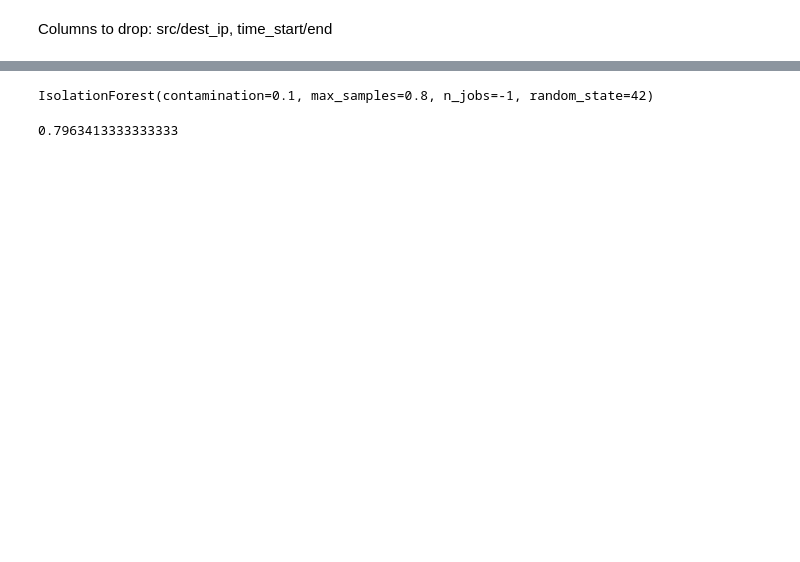
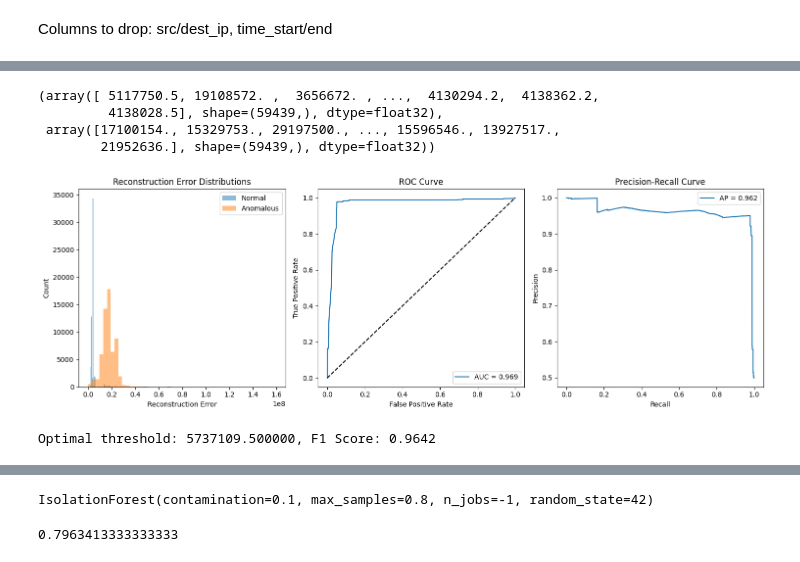
Before and after one commit to Riley94/networking_llm, a Jupyter notebook: src/eda/luflow_eda.ipynb, the cells around one changed output, grey strips where cells are left out. Drawn from its saved outputs; the diff is of its cells as text; code cells hidden in the pictures; blank space fills up the shorter version.

Commit message:
Finish autoencoder modeling

```diff
--- a/src/eda/luflow_eda.ipynb
+++ b/src/eda/luflow_eda.ipynb
@@ -234,2 +259,6 @@ optimizer = optim.Adam(model.parameters(), lr=0.001)
+# %%
+def augment_flow_data(x, noise_factor=0.05):
+    noise = torch.randn_like(x) * noise_factor
+    return x + noise
 # %%
 # Train the autoencoder
@@ -304,6 +358,7 @@ Train Loss: 2461713.857896, Validation Loss: 2086595.966318
 # %%
 # evaluate the model on the test set
-X_test = torch.tensor(X_test.to_numpy(), dtype=torch.float32)
+model.load_state_dict(torch.load(model_path))
+model.to(device)
 X_test = X_test.to(device)
 model.eval()
 with torch.no_grad():
@@ -317,0 +370,27 @@ torch.save(model.state_dict(), 'autoencoder.pth')
+# %%
+def compute_reconstruction_error(model, data_loader, device):
+    model.eval()
+    reconstruction_errors = []
+    with torch.no_grad():
+        for batch in data_loader:
+            data = batch[0].to(device)
+            reconstructed = model(data)
+            # Calculate MSE for each sample individually (not batch average)
+            errors = torch.mean((reconstructed - data) ** 2, dim=1)
+            reconstruction_errors.extend(errors.cpu().numpy())
+    return np.array(reconstruction_errors)
+
+# For anomalous validation data, use some samples from the outliers
+X_val_anomalous = torch.tensor(X_train_outliers.sample(min(len(X_val), len(X_train_outliers))).to_numpy(), dtype=torch.float32)
+X_val_anomalous_dataset = TensorDataset(X_val_anomalous)
+val_anomalous_loader = DataLoader(X_val_anomalous_dataset, batch_size=32, shuffle=False)
+# %%
+# Compute reconstruction errors
+normal_errors = compute_reconstruction_error(model, val_loader, device)
+anomalous_errors = compute_reconstruction_error(model, val_anomalous_loader, device)
+normal_errors, anomalous_errors
+# %% [output]
+(array([ 5117750.5, 19108572. ,  3656672. , ...,  4130294.2,  4138362.2,
+         4138028.5], shape=(59439,), dtype=float32),
+ array([17100154., 15329753., 29197500., ..., 15596546., 13927517.,
+        21952636.], shape=(59439,), dtype=float32))
@@ -317,0 +445,4 @@ torch.save(model.state_dict(), 'autoencoder.pth')
+# %%
+all_errors, all_labels, pr_thresholds = plot_reconstruction_errors(normal_errors, anomalous_errors)
+# %% [output]
+[figure, added]
@@ -317,0 +463,4 @@ torch.save(model.state_dict(), 'autoencoder.pth')
+# %%
+optimal_threshold = get_optimal_threshold(pr_thresholds, all_errors, all_labels)
+# %% [output]
+Optimal threshold: 5737109.500000, F1 Score: 0.9642
```
Also changed, not shown: parts of 26 cells of this notebook.
